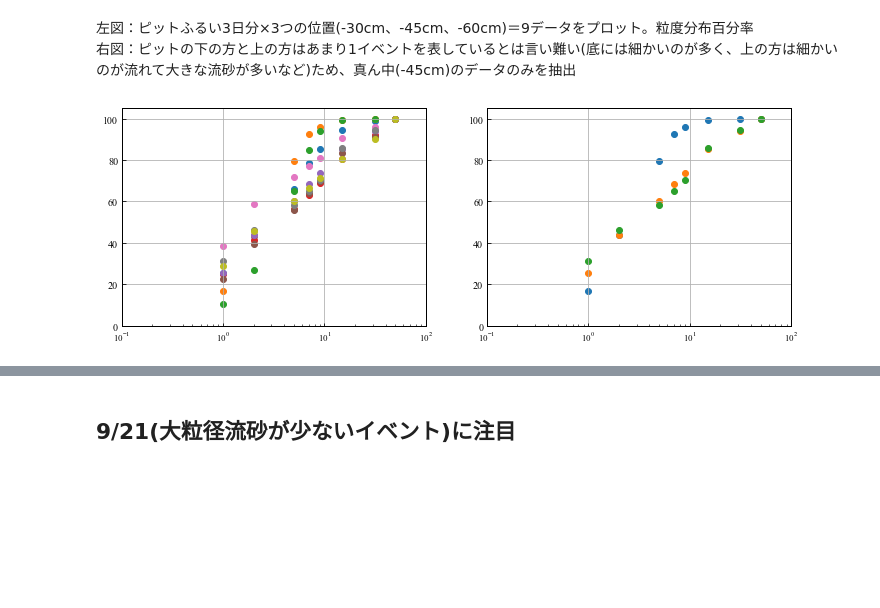
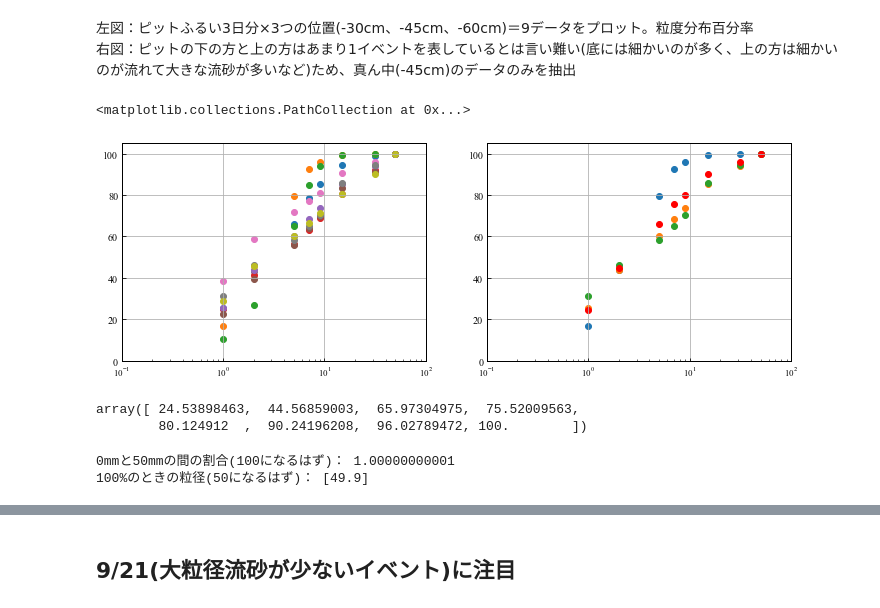
Before and after one commit to yukkkkun/Research-Hydrophones, a Jupyter notebook: notebook/Diameter_by_weights_3.ipynb, the cells around one changed output, grey strips where cells are left out. Cells and saved outputs as stored; diff of their text form; code cells hidden in the pictures; blank space fills up the shorter version.

```diff
--- a/notebook/Diameter_by_weights_3.ipynb
+++ b/notebook/Diameter_by_weights_3.ipynb
@@ -316,0 +1096,2 @@ Cost
+# %%
+list_of2017_8events = getdfs.get2017_8events_method2_mean()
@@ -317,6 +1164,6 @@ Cost
 # %%
 real_W = []
 for i in range(10):
-    real_W.append(W_IDEAL[i]*Correction_factor.x[i])
+    real_W.append(W_IDEAL[i]*Correction_factor_10ch.x[i])
 print(real_W)
 # %% [output]
@@ -405,3 +1294,26 @@ print(real_W_over5)
 # Tot（５）以降のみ採用
 # %% [markdown]
 Tot(４)以前は、飽和や、常時観測されているエラー値(流砂量が無い時でも常にパルスがカウントされている)の対処法がまだ定まっていないので、とりあえず飽和しないTot(5)以降のみを使用して解析を行った
+# %%
+#df_all reset
+cols_use = names_of_center + ['Load_Avg', 'Load_Avg_difference','Velocity(m/s)', 'WaterLevel(cm)']
+
+print('COL_USE :' +  str(cols_use))
+
+df2017 = getdfs.get2017method2cleanedmean_pit_true()
+df2017 = df2017[cols_use]
+
+list_df2018_3events = getdfs.get2018_3events_method2_mean()
+for i, df2018_each in enumerate(list_df2018_3events):
+    list_df2018_3events[i] = df2018_each[cols_use]
+
+df_all = pd.DataFrame()
+df_all = df_all.append(df2017)
+del df2017
+
+for i, df2018_each in enumerate(list_df2018_3events):
+    df_all = df_all.append(df2018_each)
+
+del list_df2018_3events
+
+df_all_plus = df_all[df_all['Load_Avg_difference'] >= 0]
@@ -451,7 +1375,7 @@ df_ch6 = getdfs.get2017cleanedmean_pit_true()
 
 #使うcolumn
 if just_once_count == 0:
-    cols_ch6 = ['hp_Tot(6)'] + ['Load_Avg', 'Load_Avg_difference']
+    cols_ch6 = ['hp_Tot(6)'] + ['Load_Avg', 'Velocity(m/s)', 'Load_Avg_difference']
     just_once_count += 1
 
     print('COL_USE :' +  str(cols_ch6))
@@ -517,22 +1440,44 @@ df_furui
 左図：ピットふるい3日分×3つの位置(-30cm、-45cm、-60cm)＝9データをプロット。粒度分布百分率
     右図：ピットの下の方と上の方はあまり1イベントを表しているとは言い難い(底には細かいのが多く、上の方は細かいのが流れて大きな流砂が多いなど)ため、真ん中(-45cm)のデータのみを抽出
 # %%
+###すべてグラフ出力######
+
 fig = plt.figure(figsize=(12,4))
 ax1 = plt.subplot(1,2,1)
 
 for i in range(9):
     furui_percent_cumsum = np.cumsum(df_furui[i:i+1][percent_furui], axis=1)
     ax1.scatter(x_furui, furui_percent_cumsum)
     ax1.set_xscale('log')
     ax1.set_ylim(0,105)
     ax1.set_xlim((0.1), 100)
+#########################
 
+###３つの平均を算出######
+furui_percents = [0]*len(percent_furui)
+for i in range(1, 9, 3):
+    furui_percents = furui_percents + np.array(df_furui[i:i+1][percent_furui])
+furui_percent_cumsums = np.cumsum(furui_percents, axis=1).flatten()
+furui_percent_cumsum_mean =  furui_percent_cumsums/3
+#########################
+
+###真ん中のデータのみグラフ出力######
 ax2 = plt.subplot(1,2,2)
 for i in range(1, 9, 3):
     furui_percent_cumsum = np.cumsum(df_furui[i:i+1][percent_furui], axis=1)
     ax2.scatter(x_furui, furui_percent_cumsum)
     ax2.set_xscale('log')
     ax2.set_ylim(0,105)
     ax2.set_xlim((0.1), 100)
+
+# ３つの平均をグラフ出力(赤)##
+ax2.scatter(x_furui, furui_percent_cumsum_mean, c="red")
+#########################
 # %% [output]
+<matplotlib.collections.PathCollection at 0x...>
-[figure, old version]
+[figure, new version]
+# %%
+furui_percent_cumsum_mean
+# %% [output]
+array([ 24.53898463,  44.56859003,  65.97304975,  75.52009563,
+        80.124912  ,  90.24196208,  96.02789472, 100.        ])
@@ -538,0 +1554,23 @@ for i in range(1, 9, 3):
+# %%
+def calc_dia_rate(max_dia, min_dia):
+    rate = calcPercent(max_dia) - calcPercent(min_dia)
+    return rate/100
+
+def calc_dia_from_percent(percent):
+    try_dia = np.arange(0, 50, 0.1)
+
+    dia_hold = []
+    for dia in try_dia:
+        dia_hold.append(calcPercent(dia))
+    dia_hold = np.array(dia_hold)
+    dia_hold = np.abs(dia_hold-percent)
+    key = np.where(dia_hold == np.min(dia_hold))
+    dia = try_dia[key]
+
+    return dia
+
+print("0mmと50mmの間の割合(100になるはず)：",calc_dia_rate(50, 0))
+print("100%のときの粒径(50になるはず)：", calc_dia_from_percent(100))
+# %% [output]
+0mmと50mmの間の割合(100になるはず)： 1.00000000001
+100%のときの粒径(50になるはず)： [49.9]
```
Also changed, not shown: parts of 132 cells of this notebook, 8 other files.
